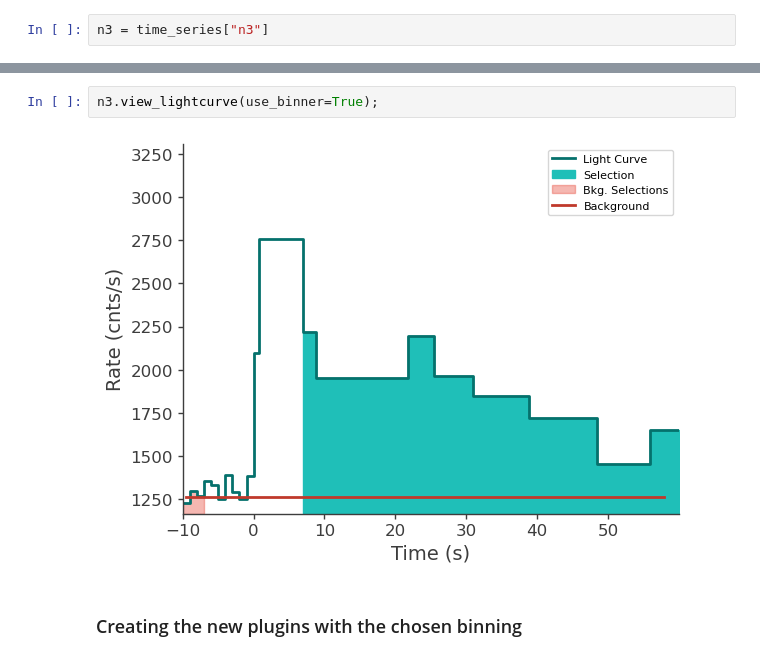
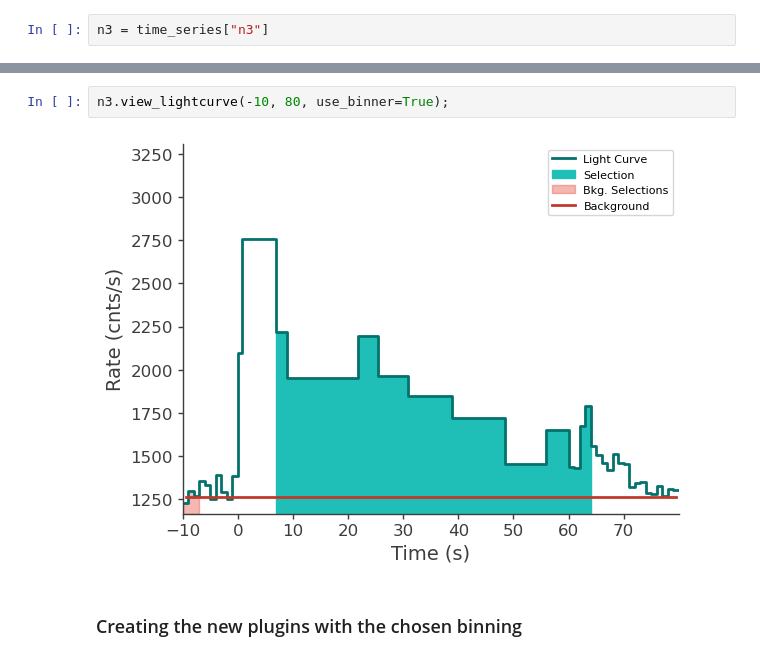
Before and after one commit to FermiSummerSchool/fermi-summer-school, a Jupyter notebook: Advanced_Topics/Niccolo/grb_080916C_GBM.ipynb, the cells around one changed output, grey strips where cells are left out. Saved outputs shown, nothing was run; the diff lists cells and outputs as text.

```diff
--- a/Advanced_Topics/Niccolo/grb_080916C_GBM.ipynb
+++ b/Advanced_Topics/Niccolo/grb_080916C_GBM.ipynb
@@ -272,7 +272,7 @@ n3.create_time_bins(0, 60, method="bayesblocks", use_background=True, p0=0.01)
 # %%
-n3.view_lightcurve(use_binner=True);
+n3.view_lightcurve(-10, 80, use_binner=True);
 # %% [output]
-[figure, old version]
+[figure, new version]
 # %% [markdown]
 ### Creating the new plugins with the chosen binning
 # %%
```
Also changed, not shown: parts of 15 cells of this notebook, 2 other files.
